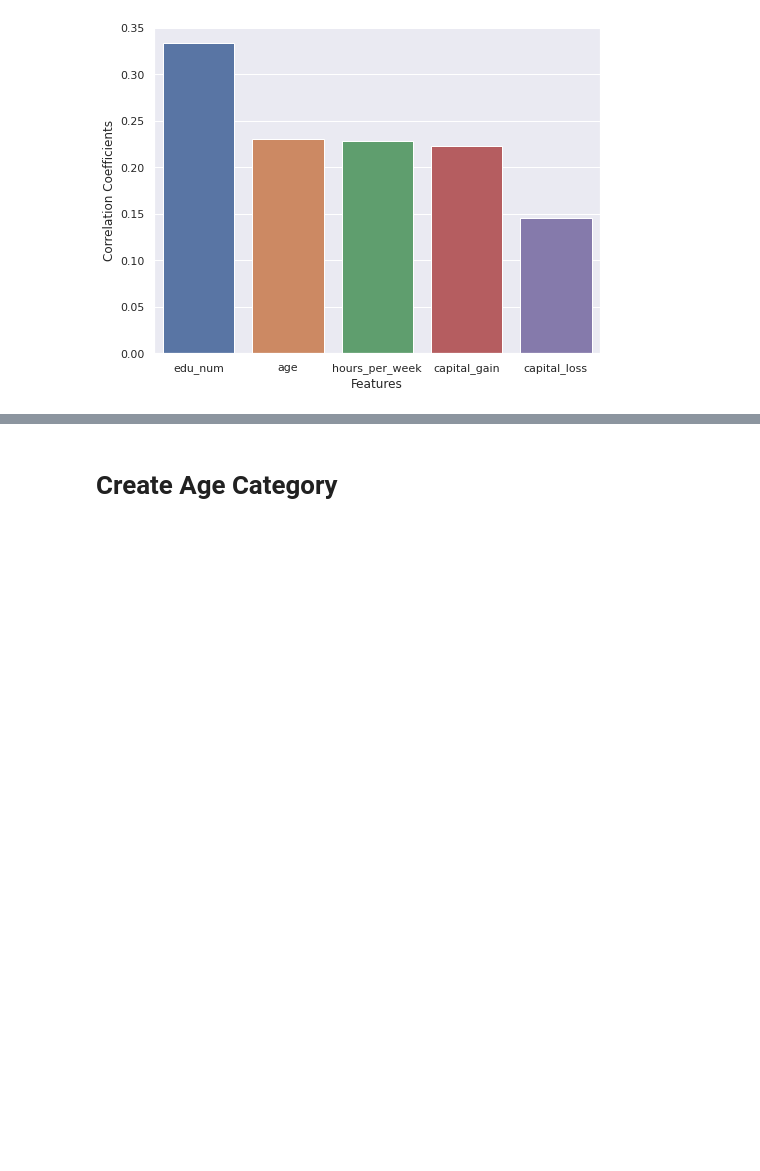
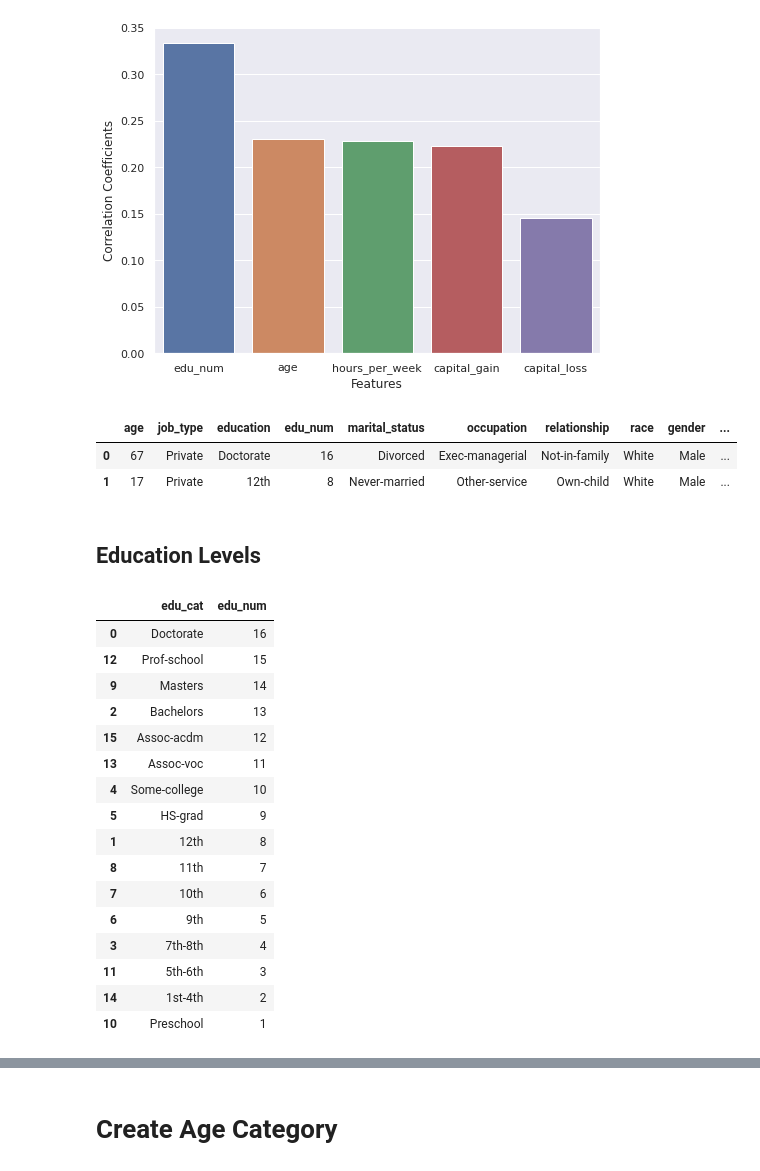
Before and after one commit to heesukjang/Income_Prediction, a Jupyter notebook: Income_Prediction.ipynb, the cells around one changed output, grey strips where cells are left out. Drawn from its saved outputs; the diff is of its cells as text; code cells hidden in the pictures; blank space fills up the shorter version.

```diff
--- a/Income_Prediction.ipynb
+++ b/Income_Prediction.ipynb
@@ -424,3 +424,33 @@ plt.ylabel('Correlation Coefficients', fontsize=12)
 # %% [output]
 Text(0, 0.5, 'Correlation Coefficients')
 [figure]
+# %%
+X_train.head(2)
+# %% [output]
+|  | age | job_type | education | edu_num | marital_status | occupation | relationship | race | gender | ... |
+| 0 | 67 | Private | Doctorate | 16 | Divorced | Exec-managerial | Not-in-family | White | Male | ... |
+| 1 | 17 | Private | 12th | 8 | Never-married | Other-service | Own-child | White | Male | ... |
+# %% [markdown]
+## Education Levels
+# %%
+edu_str, edu_num = X_train.education.unique(), X_train.edu_num.unique()
+df_education = pd.DataFrame(list(zip(edu_str, edu_num)), columns=['edu_cat', 'edu_num']).sort_values(by=['edu_num'], ascending=False)
+df_education
+# %% [output]
+|  | edu_cat | edu_num |
+| 0 | Doctorate | 16 |
+| 12 | Prof-school | 15 |
+| 9 | Masters | 14 |
+| 2 | Bachelors | 13 |
+| 15 | Assoc-acdm | 12 |
+| 13 | Assoc-voc | 11 |
+| 4 | Some-college | 10 |
+| 5 | HS-grad | 9 |
+| 1 | 12th | 8 |
+| 8 | 11th | 7 |
+| 7 | 10th | 6 |
+| 6 | 9th | 5 |
+| 3 | 7th-8th | 4 |
+| 11 | 5th-6th | 3 |
+| 14 | 1st-4th | 2 |
+| 10 | Preschool | 1 |
```
Also changed, not shown: parts of 1 cell of this notebook.
